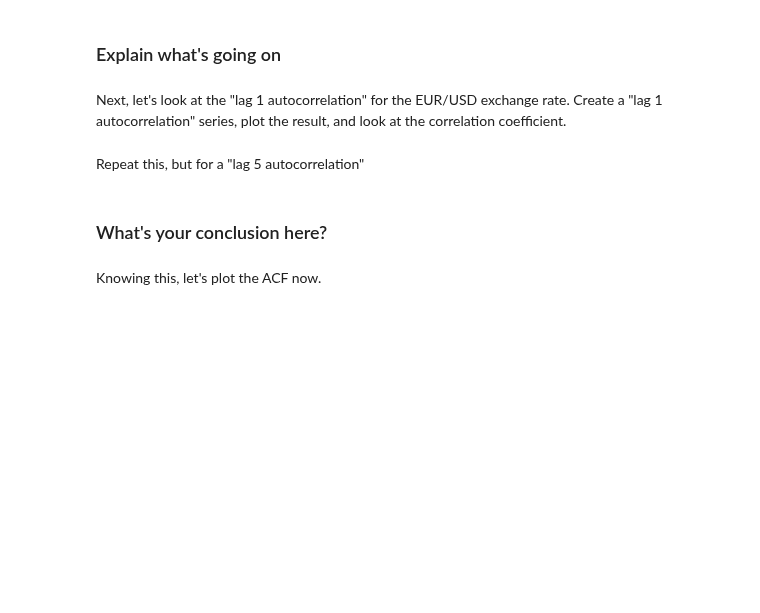
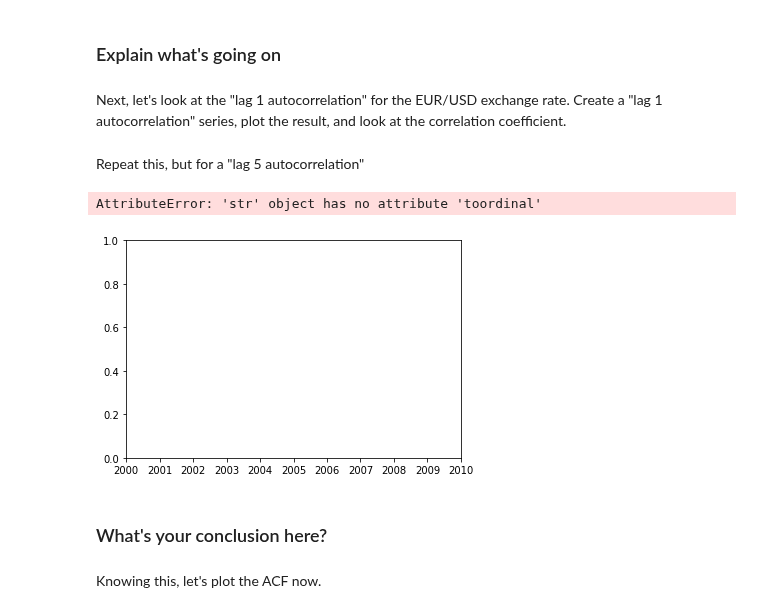
Before and after one commit to justinlee3/dsc-enterprise-hsbc-autocorrelation-in-time-series-lab-hsbc-ds-081319, a Jupyter notebook: index.ipynb, the cells around one changed output. Saved outputs shown, nothing was run; the diff lists cells and outputs as text; code cells hidden in the pictures; blank space fills up the shorter version.

```diff
--- a/index.ipynb
+++ b/index.ipynb
@@ -97,6 +97,10 @@ euro = pd.concat([euro, euro_shift], axis = 1)
 Repeat this, but for a "lag 5 autocorrelation"
 # %%
 # your code here
+plt.plot(euro)
+# %% [output]
+AttributeError: 'str' object has no attribute 'toordinal'
+[figure, added]
 # %%
 # your code here
 # %% [markdown]
```
